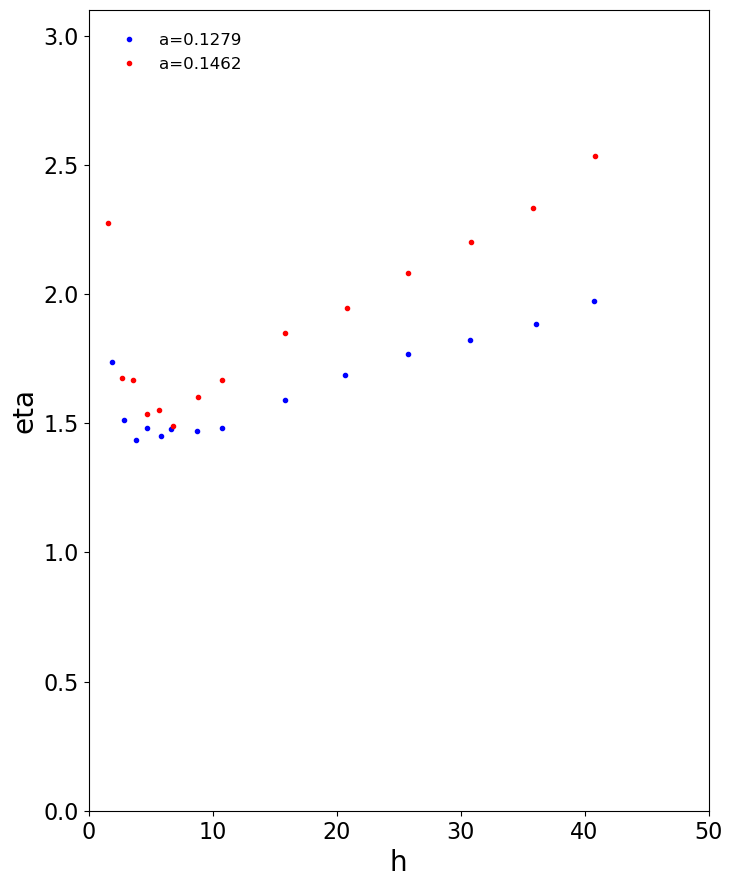
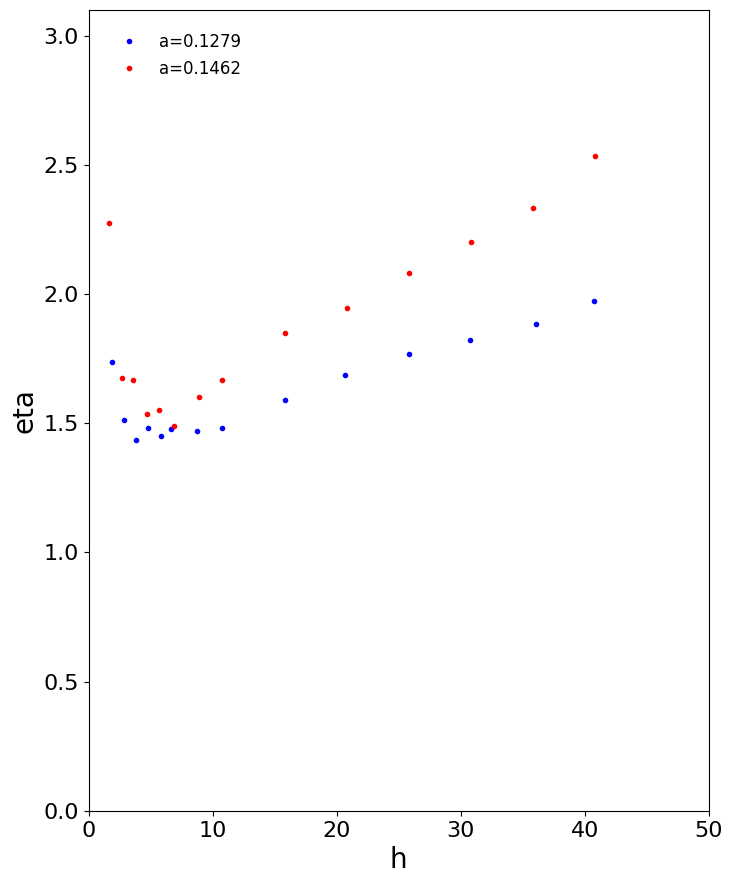
Unified diff of the notebook cell whose output changed from the first chart to the second:
--- before
+++ after
@@ -11,6 +11,11 @@
 plt.tick_params(labelsize=16)
 
+h=f1[a[0]]['h']
+eta=f1[a[0]]['eta']
 plt.plot(h,eta,'b.',label=f'a={a[0]}')
-plt.plot(H,Eta,'r.',label=f'a={a[1]}')
+
+h=f1[a[1]]['h']
+eta=f1[a[1]]['eta']
+plt.plot(h,eta,'r.',label=f'a={a[1]}')
 
 legend=plt.legend(bbox_to_anchor=(0.0,1.0), loc='upper left', borderaxespad=1, fontsize=12, ncol=1)

Commit: problem updated for2026